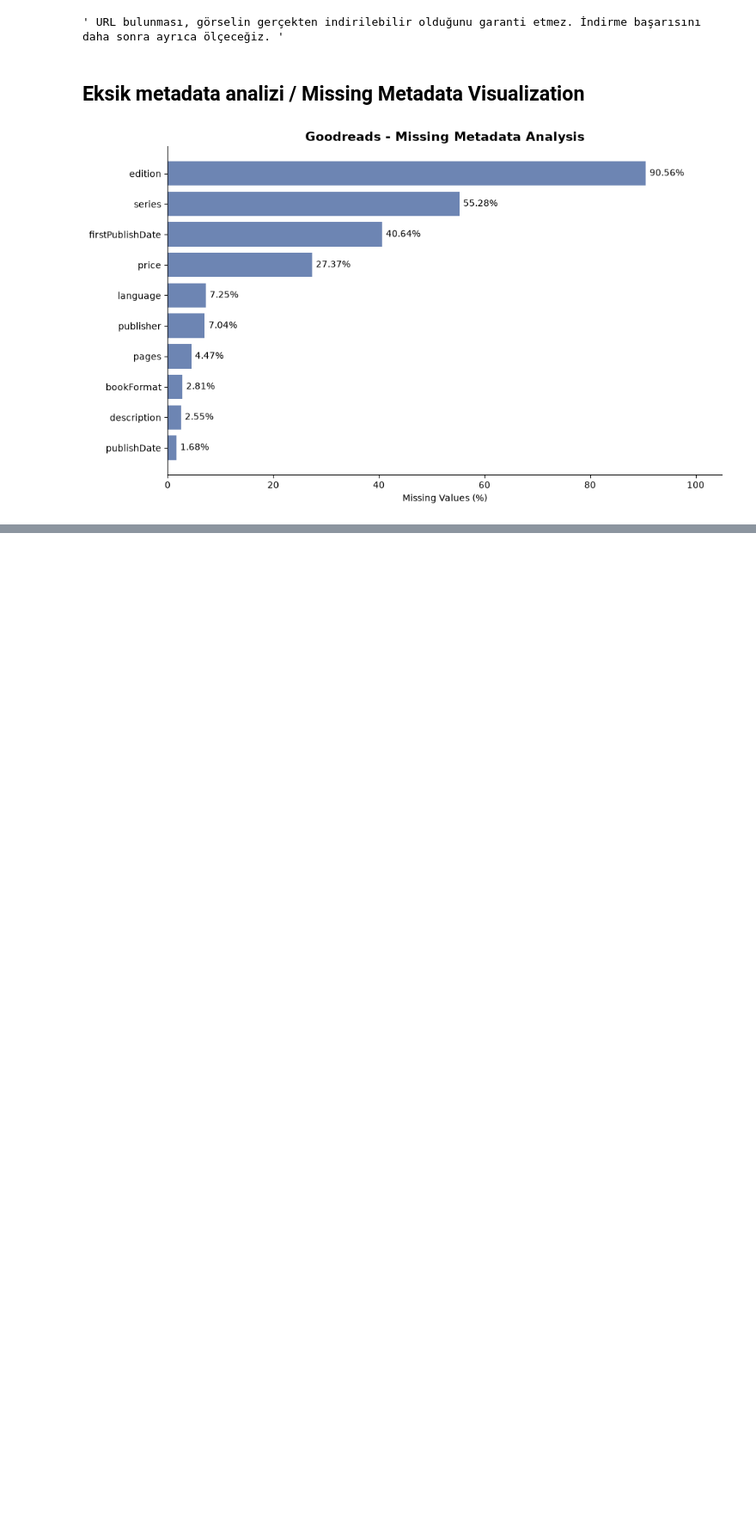
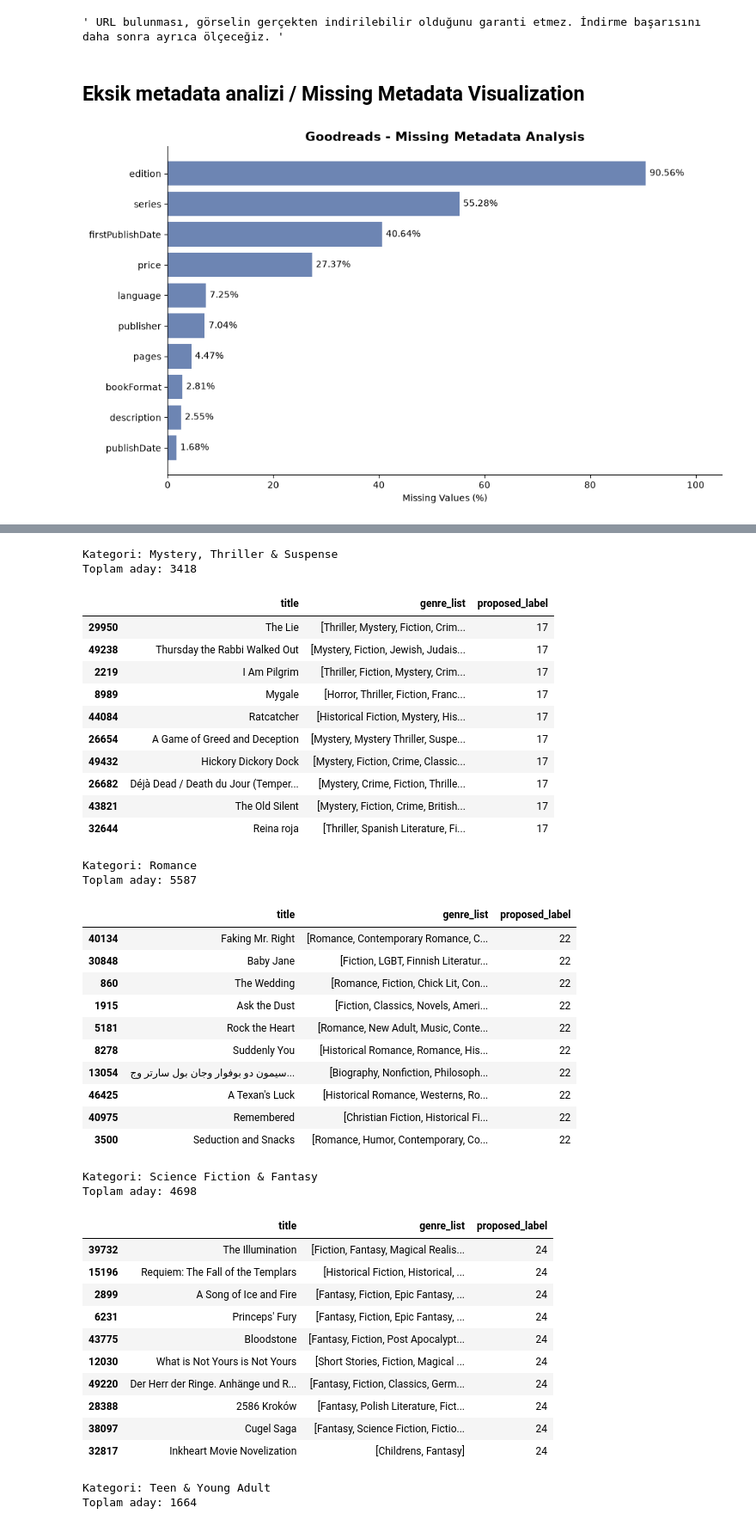
Before and after one commit to amineazra/book-cover-classification-bookstat, a Jupyter notebook: notebooks/02_secondary_dataset_exploration.ipynb, the cells around one changed output, grey strips where cells are left out. Shown at 86% size. Cells and saved outputs as stored; diff of their text form; code cells hidden in the pictures; blank space fills up the shorter version.

```diff
--- a/notebooks/02_secondary_dataset_exploration.ipynb
+++ b/notebooks/02_secondary_dataset_exploration.ipynb
@@ -368,0 +475,73 @@ plt.show()
+# %%
+# Tek kategoriyle eşleşen kitapları seç
+single_candidates = candidate_df[
+    candidate_df["candidate_count"] == 1
+].copy()
+
+# Sayısal etiketi ayrı sütuna çıkar
+single_candidates["proposed_label"] = (
+    single_candidates["candidate_labels"].str[0]
+)
+
+# Her kategoriden 10 rastgele kitap incele
+for label, category_name in label_names.items():
+
+    category_books = single_candidates[
+        single_candidates["proposed_label"] == label
+    ]
+
+    samples = category_books.sample(
+        n=min(10, len(category_books)),
+        random_state=42
+    )
+
+    print(f"\nKategori: {category_name}")
+    print(f"Toplam aday: {len(category_books)}")
+
+    display(
+        samples[
+            ["title", "genre_list", "proposed_label"]
+        ]
+    )
+# %% [output]
+Kategori: Mystery, Thriller & Suspense
+Toplam aday: 3418
+|  | title | genre_list | proposed_label |
+| 29950 | The Lie | [Thriller, Mystery, Fiction, Crim... | 17 |
+| 49238 | Thursday the Rabbi Walked Out | [Mystery, Fiction, Jewish, Judais... | 17 |
+| 2219 | I Am Pilgrim | [Thriller, Fiction, Mystery, Crim... | 17 |
+| 8989 | Mygale | [Horror, Thriller, Fiction, Franc... | 17 |
+| 44084 | Ratcatcher | [Historical Fiction, Mystery, His... | 17 |
+| 26654 | A Game of Greed and Deception | [Mystery, Mystery Thriller, Suspe... | 17 |
+| 49432 | Hickory Dickory Dock | [Mystery, Fiction, Crime, Classic... | 17 |
+| 26682 | Déjà Dead / Death du Jour (Temper... | [Mystery, Crime, Fiction, Thrille... | 17 |
+| 43821 | The Old Silent | [Mystery, Fiction, Crime, British... | 17 |
+| 32644 | Reina roja | [Thriller, Spanish Literature, Fi... | 17 |
+Kategori: Romance
+Toplam aday: 5587
+|  | title | genre_list | proposed_label |
+| 40134 | Faking Mr. Right | [Romance, Contemporary Romance, C... | 22 |
+| 30848 | Baby Jane | [Fiction, LGBT, Finnish Literatur... | 22 |
+| 860 | The Wedding | [Romance, Fiction, Chick Lit, Con... | 22 |
+| 1915 | Ask the Dust | [Fiction, Classics, Novels, Ameri... | 22 |
+| 5181 | Rock the Heart | [Romance, New Adult, Music, Conte... | 22 |
+| 8278 | Suddenly You | [Historical Romance, Romance, His... | 22 |
+| 13054 | سيمون دو بوفوار وجان بول سارتر وج... | [Biography, Nonfiction, Philosoph... | 22 |
+| 46425 | A Texan's Luck | [Historical Romance, Westerns, Ro... | 22 |
+| 40975 | Remembered | [Christian Fiction, Historical Fi... | 22 |
+| 3500 | Seduction and Snacks | [Romance, Humor, Contemporary, Co... | 22 |
+Kategori: Science Fiction & Fantasy
+Toplam aday: 4698
+|  | title | genre_list | proposed_label |
+| 39732 | The Illumination | [Fiction, Fantasy, Magical Realis... | 24 |
+| 15196 | Requiem: The Fall of the Templars | [Historical Fiction, Historical, ... | 24 |
+| 2899 | A Song of Ice and Fire | [Fantasy, Fiction, Epic Fantasy, ... | 24 |
+| 6231 | Princeps' Fury | [Fantasy, Fiction, Epic Fantasy, ... | 24 |
+| 43775 | Bloodstone | [Fantasy, Fiction, Post Apocalypt... | 24 |
+| 12030 | What is Not Yours is Not Yours | [Short Stories, Fiction, Magical ... | 24 |
+| 49220 | Der Herr der Ringe. Anhänge und R... | [Fantasy, Fiction, Classics, Germ... | 24 |
+| 28388 | 2586 Kroków | [Fantasy, Polish Literature, Fict... | 24 |
+| 38097 | Cugel Saga | [Fantasy, Science Fiction, Fictio... | 24 |
+| 32817 | Inkheart Movie Novelization | [Childrens, Fantasy] | 24 |
+Kategori: Teen & Young Adult
+Toplam aday: 1664
```
Also changed, not shown: parts of 12 cells of this notebook, 3 other files.
